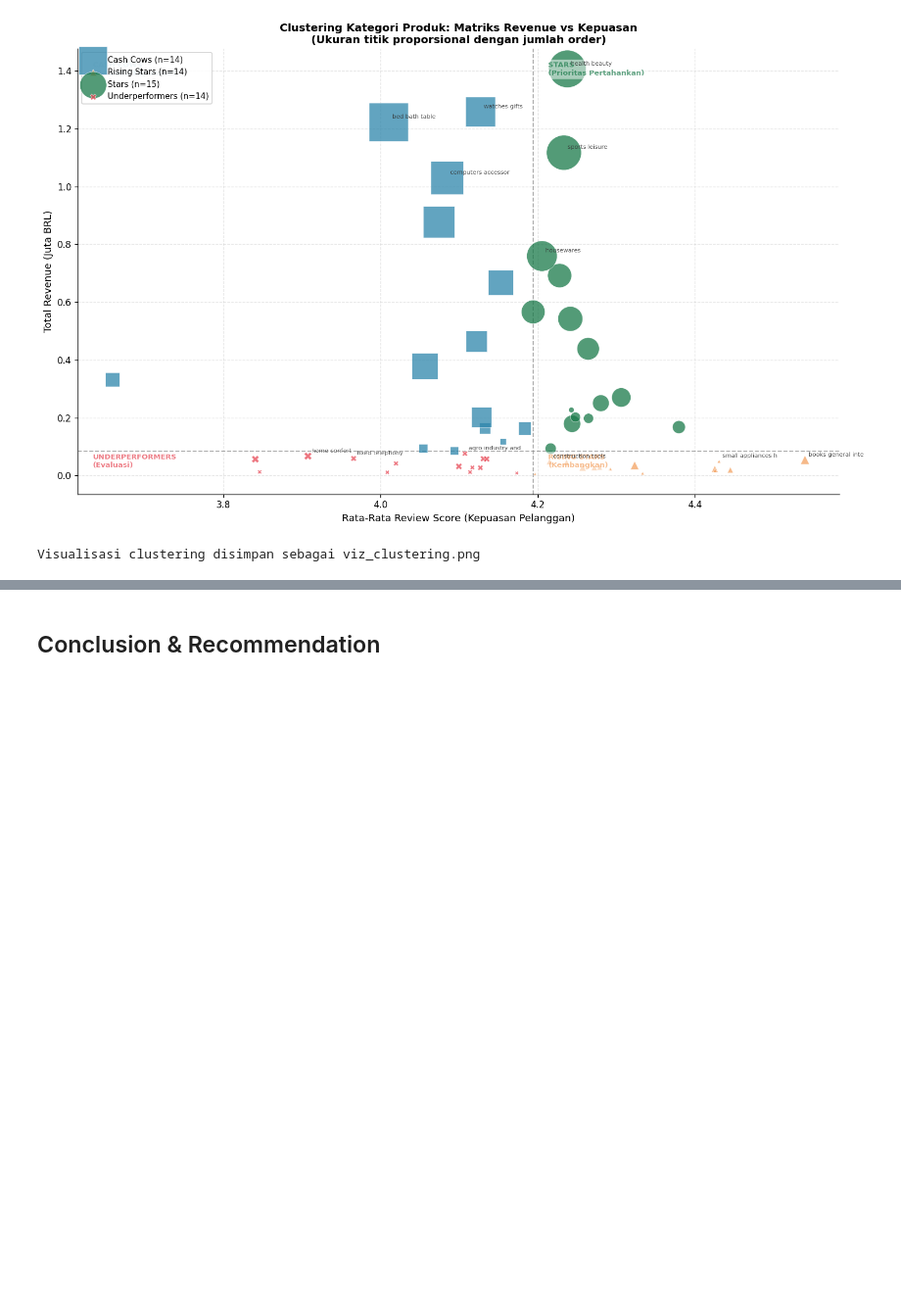
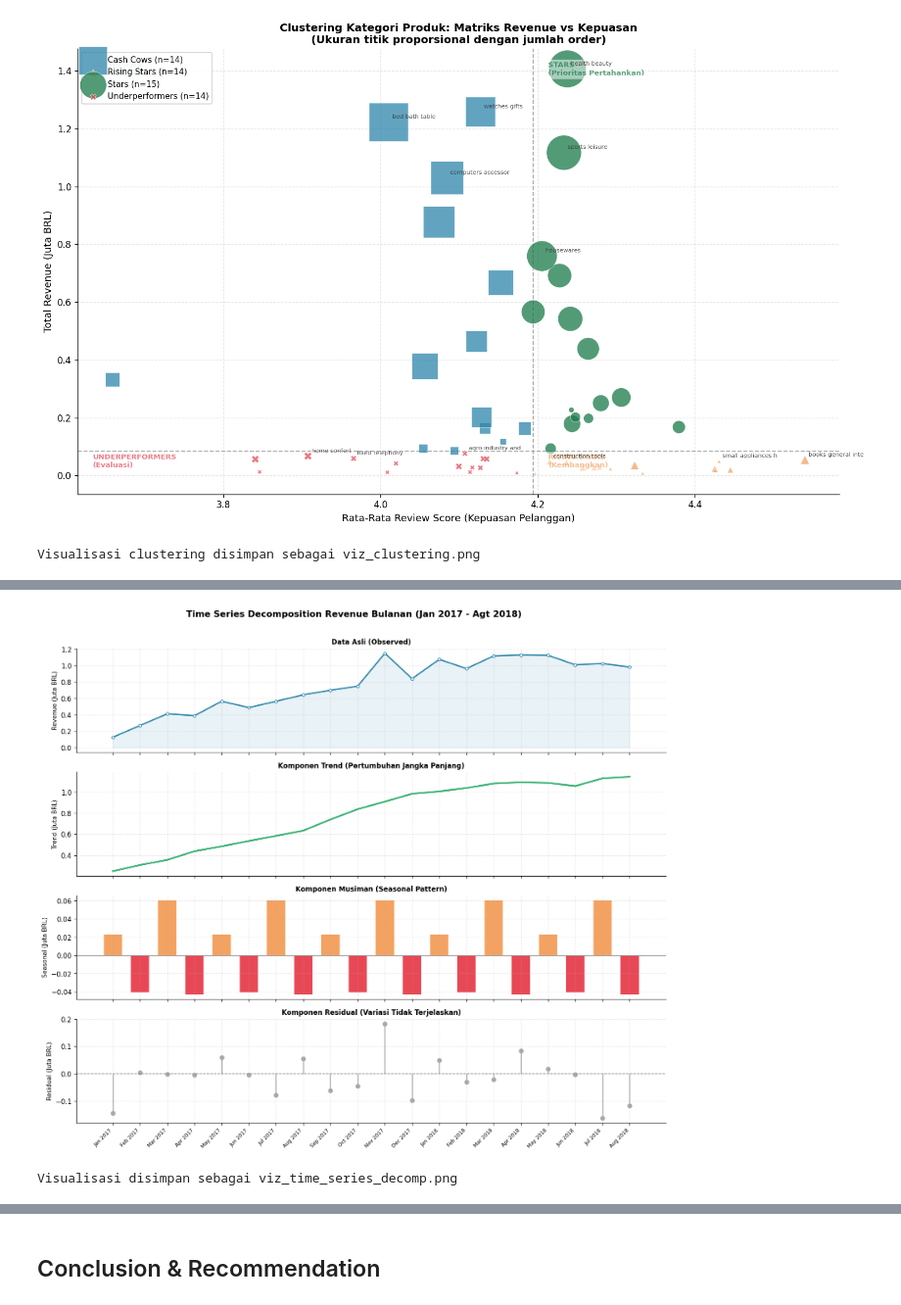
Before and after one commit to ulumlab/brazilian-ecommerce-analysis, a Jupyter notebook: notebook.ipynb, the cells around one changed output, grey strips where cells are left out. Shown at 98% size. Saved outputs shown, nothing was run; the diff lists cells and outputs as text; code cells hidden in the pictures; blank space fills up the shorter version.

```diff
--- a/notebook.ipynb
+++ b/notebook.ipynb
@@ -1425,0 +2076,56 @@ Visualisasi clustering disimpan sebagai viz_clustering.png
+# %%
+# [CODE CELL 46]
+# Visualisasi dekomposisi time series
+fig, axes = plt.subplots(4, 1, figsize=(13, 11), sharex=True)
+fig.suptitle('Time Series Decomposition Revenue Bulanan (Jan 2017 - Agt 2018)',
+             fontsize=13, fontweight='bold', y=1.01)
+
+labels    = [ts_revenue.index[i].strftime('%b %Y') for i in range(len(ts_revenue))]
+x_indices = range(len(ts_revenue))
+
+# Komponen 1: Data Asli
+axes[0].plot(x_indices, ts_revenue.values / 1e6, color=COLOR_PRIMARY,
+             linewidth=2, marker='o', markersize=4, markerfacecolor='white')
+axes[0].fill_between(x_indices, ts_revenue.values / 1e6, alpha=0.1, color=COLOR_PRIMARY)
+axes[0].set_ylabel('Revenue (Juta BRL)', fontsize=9)
+axes[0].set_title('Data Asli (Observed)', fontsize=10, fontweight='bold')
+
+# Komponen 2: Trend
+axes[1].plot(x_indices, decomposition.trend.values / 1e6, color=COLOR_SUCCESS,
+             linewidth=2.5)
+axes[1].set_ylabel('Trend (Juta BRL)', fontsize=9)
+axes[1].set_title('Komponen Trend (Pertumbuhan Jangka Panjang)', fontsize=10, fontweight='bold')
+
+# Komponen 3: Seasonal
+axes[2].bar(x_indices, decomposition.seasonal.values / 1e6,
+            color=[COLOR_WARNING if v >= 0 else COLOR_ACCENT
+                   for v in decomposition.seasonal.values],
+            edgecolor='white', width=0.7)
+axes[2].axhline(y=0, color='#888', linestyle='-', linewidth=0.8)
+axes[2].set_ylabel('Seasonal (Juta BRL)', fontsize=9)
+axes[2].set_title('Komponen Musiman (Seasonal Pattern)', fontsize=10, fontweight='bold')
+
+# Komponen 4: Residual
+axes[3].stem(x_indices, decomposition.resid.values / 1e6,
+             linefmt=COLOR_NEUTRAL, markerfmt='o', basefmt=' ')
+axes[3].axhline(y=0, color='#888', linestyle='--', linewidth=1)
+axes[3].set_ylabel('Residual (Juta BRL)', fontsize=9)
+axes[3].set_title('Komponen Residual (Variasi Tidak Terjelaskan)', fontsize=10, fontweight='bold')
+
+# Set x-tick labels pada axes terakhir
+axes[3].set_xticks(x_indices)
+axes[3].set_xticklabels(labels, rotation=45, ha='right', fontsize=7.5)
+
+for ax in axes:
+    ax.spines['top'].set_visible(False)
+    ax.spines['right'].set_visible(False)
+    ax.grid(axis='y', alpha=0.3, linestyle='--')
+    ax.set_ylim(bottom=ax.get_ylim()[0])
+
+plt.tight_layout()
+plt.savefig('viz_time_series_decomp.png', dpi=150, bbox_inches='tight')
+plt.show()
+print('Visualisasi disimpan sebagai viz_time_series_decomp.png')
+# %% [output]
+[figure, added]
+Visualisasi disimpan sebagai viz_time_series_decomp.png
```
Also changed, not shown: parts of 68 cells of this notebook, 1 other file.
